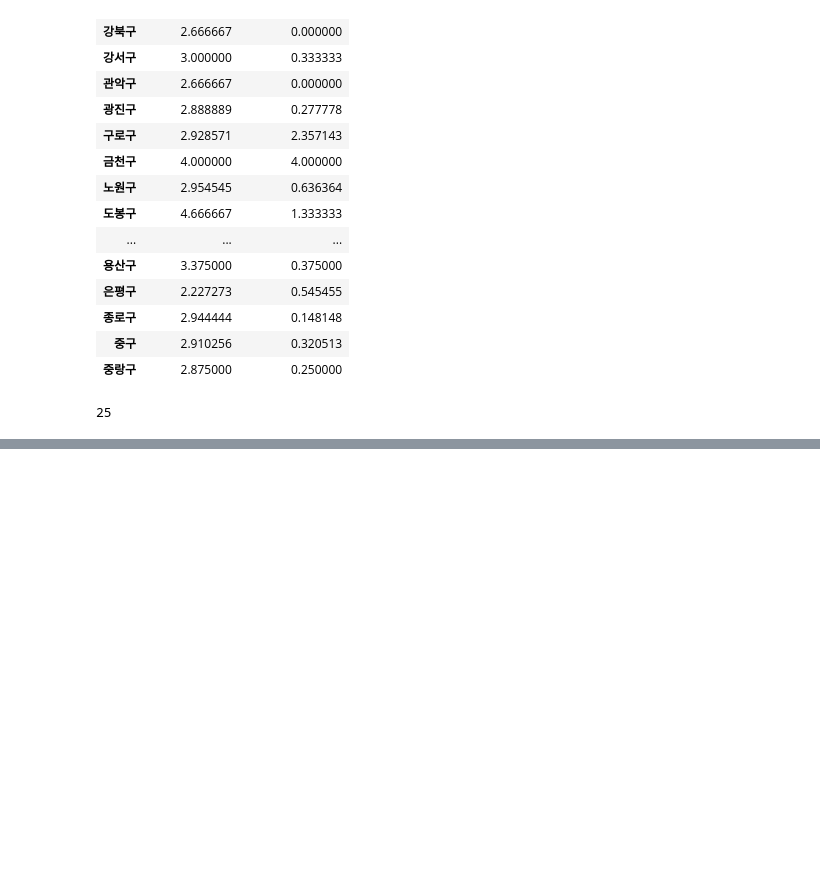
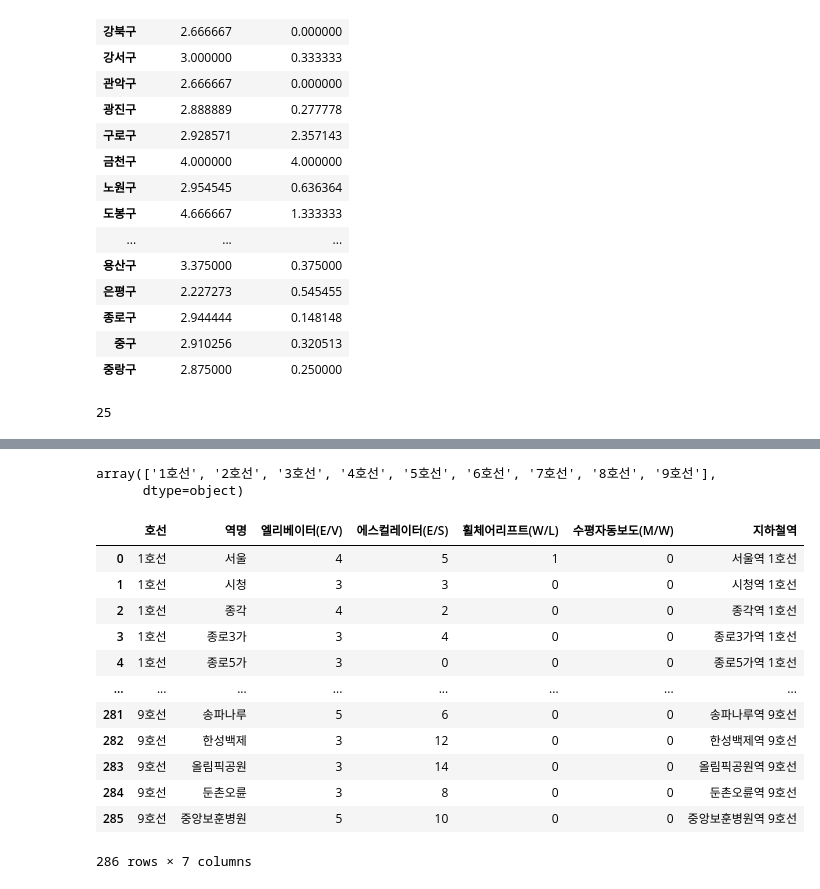
Before and after one commit to JongMany/big-data-programming-8, a Jupyter notebook: elevator_lift.ipynb, the cells around one changed output, grey strips where cells are left out. Drawn from its saved outputs; the diff is of its cells as text; code cells hidden in the pictures; blank space fills up the shorter version.

```diff
--- a/elevator_lift.ipynb
+++ b/elevator_lift.ipynb
@@ -406,0 +450,5 @@ gu_df.to_csv('results/elevators_wheelchair_lifts.csv')
+# %%
+dfdfdf["호선"].unique()
+# %% [output]
+array(['1호선', '2호선', '3호선', '4호선', '5호선', '6호선', '7호선', '8호선', '9호선'],
+      dtype=object)
@@ -406,0 +457,16 @@ gu_df.to_csv('results/elevators_wheelchair_lifts.csv')
+# %%
+dfdfdf
+# %% [output]
+|  | 호선 | 역명 | 엘리베이터(E/V) | 에스컬레이터(E/S) | 휠체어리프트(W/L) | 수평자동보도(M/W) | 지하철역 |
+| 0 | 1호선 | 서울 | 4 | 5 | 1 | 0 | 서울역 1호선 |
+| 1 | 1호선 | 시청 | 3 | 3 | 0 | 0 | 시청역 1호선 |
+| 2 | 1호선 | 종각 | 4 | 2 | 0 | 0 | 종각역 1호선 |
+| 3 | 1호선 | 종로3가 | 3 | 4 | 0 | 0 | 종로3가역 1호선 |
+| 4 | 1호선 | 종로5가 | 3 | 0 | 0 | 0 | 종로5가역 1호선 |
+| ... | ... | ... | ... | ... | ... | ... | ... |
+| 281 | 9호선 | 송파나루 | 5 | 6 | 0 | 0 | 송파나루역 9호선 |
+| 282 | 9호선 | 한성백제 | 3 | 12 | 0 | 0 | 한성백제역 9호선 |
+| 283 | 9호선 | 올림픽공원 | 3 | 14 | 0 | 0 | 올림픽공원역 9호선 |
+| 284 | 9호선 | 둔촌오륜 | 3 | 8 | 0 | 0 | 둔촌오륜역 9호선 |
+| 285 | 9호선 | 중앙보훈병원 | 5 | 10 | 0 | 0 | 중앙보훈병원역 9호선 |
+286 rows × 7 columns
```
Also changed, not shown: parts of 7 cells of this notebook, 13 other files.
